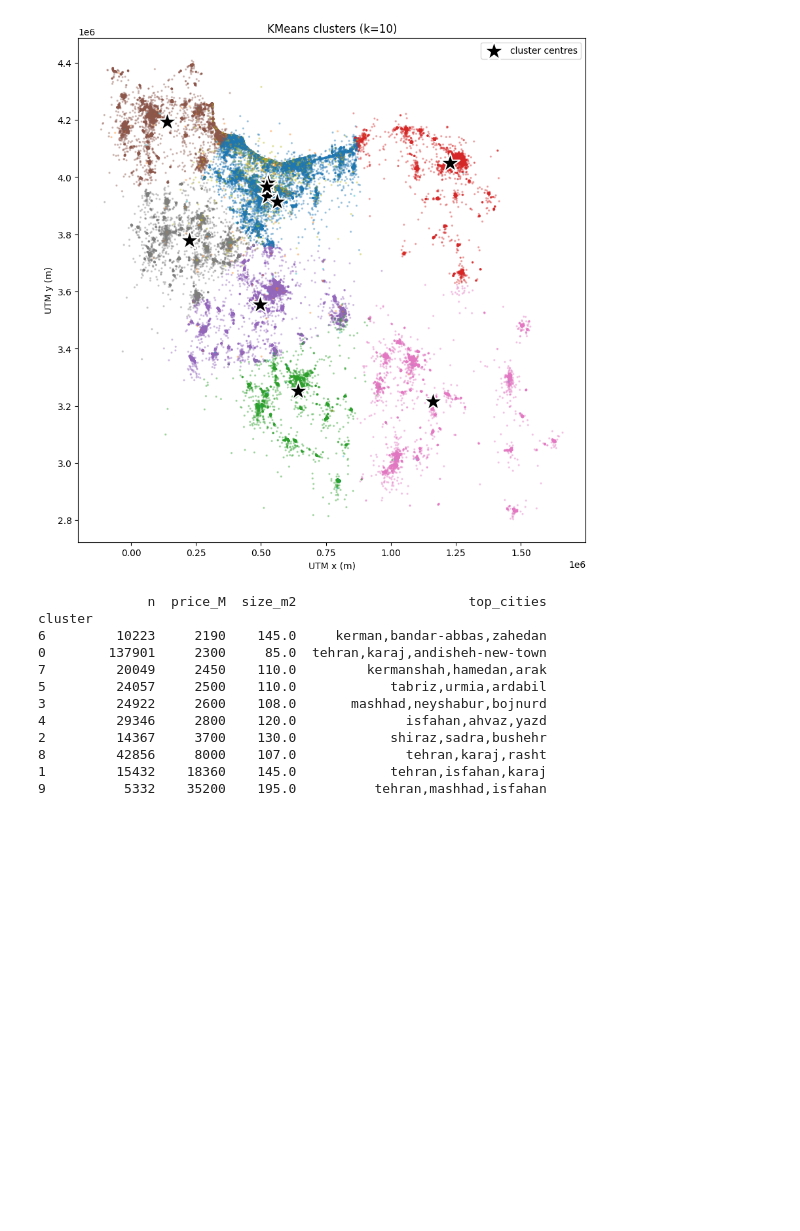
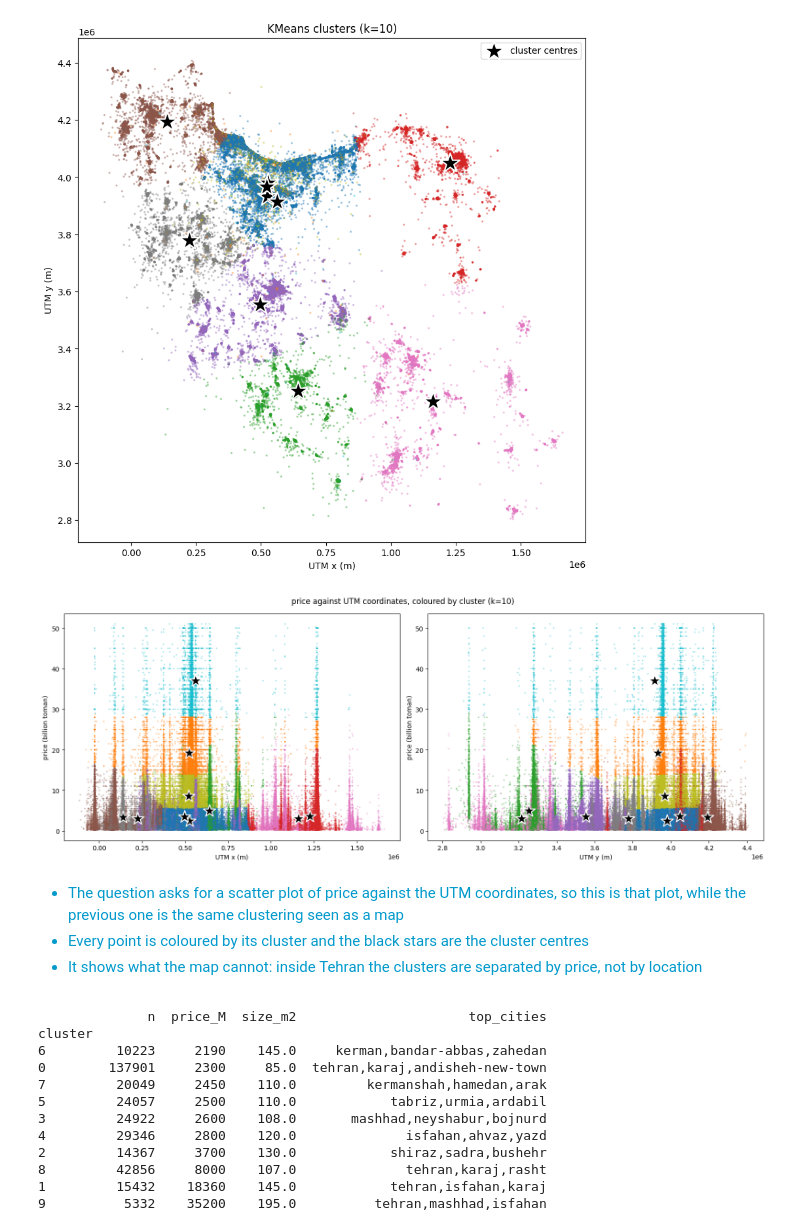
Before and after one commit to aminrafi394/quera-AI-first-project, a Jupyter notebook: notebooks/clustering_mahdi.ipynb, the cells around one changed output. Saved outputs shown, nothing was run; the diff lists cells and outputs as text; code cells hidden in the pictures; blank space fills up the shorter version.

Commit message:
Add price against UTM scatter for both KMeans and DBSCAN, and document the price column choice

```diff
--- a/notebooks/clustering_mahdi.ipynb
+++ b/notebooks/clustering_mahdi.ipynb
@@ -236,6 +236,34 @@ plt.legend()
 plt.show()
 # %% [output]
 [figure]
+# %%
+# price scatter
+
+fig, axes = plt.subplots(1, 2, figsize=(16, 6))
+
+axes[0].scatter(data['utm_x'],data['price_value']/1e9,c=data['cluster'], s=2, alpha=0.3,cmap='tab10')
+axes[0].scatter(centers[:, 1], centers[:, 0]/1e9,marker='*',c='black',s=400,edgecolors='white',linewidths=1.5,zorder=5)
+axes[0].set_xlabel('UTM x (m)')
+axes[0].set_ylabel('price (billion toman)')
+
+axes[1].scatter(data['utm_y'],data['price_value']/1e9,c=data['cluster'],s=2,alpha=0.3, cmap='tab10')
+axes[1].scatter(centers[:, 2],centers[:, 0]/1e9,marker='*',c='black',s=400,edgecolors='white',linewidths=1.5,zorder=5)
+axes[1].set_xlabel('UTM y (m)')
+axes[1].set_ylabel('price (billion toman)')
+
+plt.suptitle('price against UTM coordinates, coloured by cluster (k=10)')
+plt.tight_layout()
+plt.show()
+# %% [output]
+[figure, added]
+# %% [markdown]
+<div dir="ltr" align="left"><font color="#0099cc">
+<ul>
+<li>The question asks for a scatter plot of price against the UTM coordinates, so this is that plot, while the previous one is the same clustering seen as a map</li>
+<li>Every point is coloured by its cluster and the black stars are the cluster centres</li>
+<li>It shows what the map cannot: inside Tehran the clusters are separated by price, not by location</li>
+</ul>
+</font></div>
 # %%
 # cluster profile
 
```
Also changed, not shown: parts of 3 cells of this notebook.
